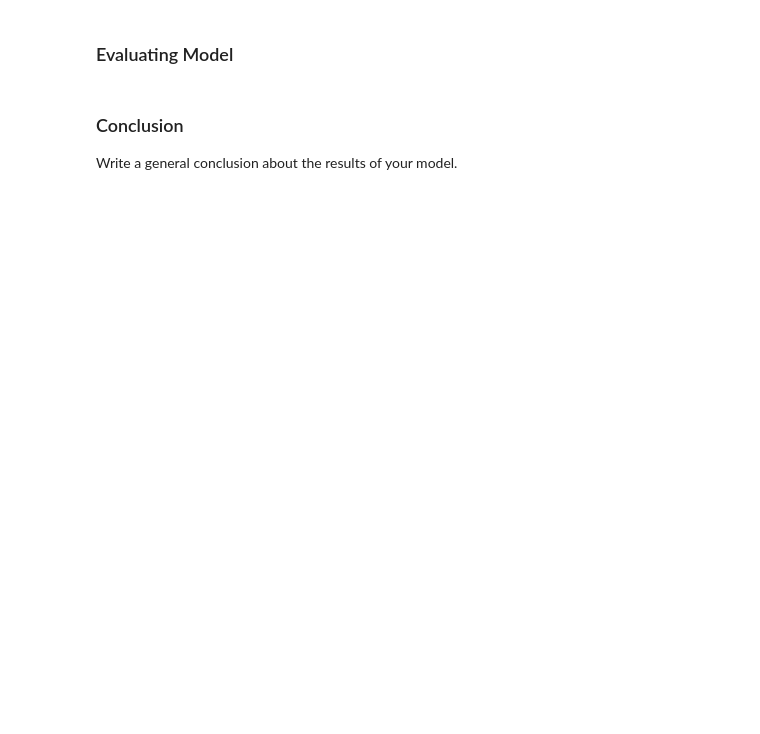
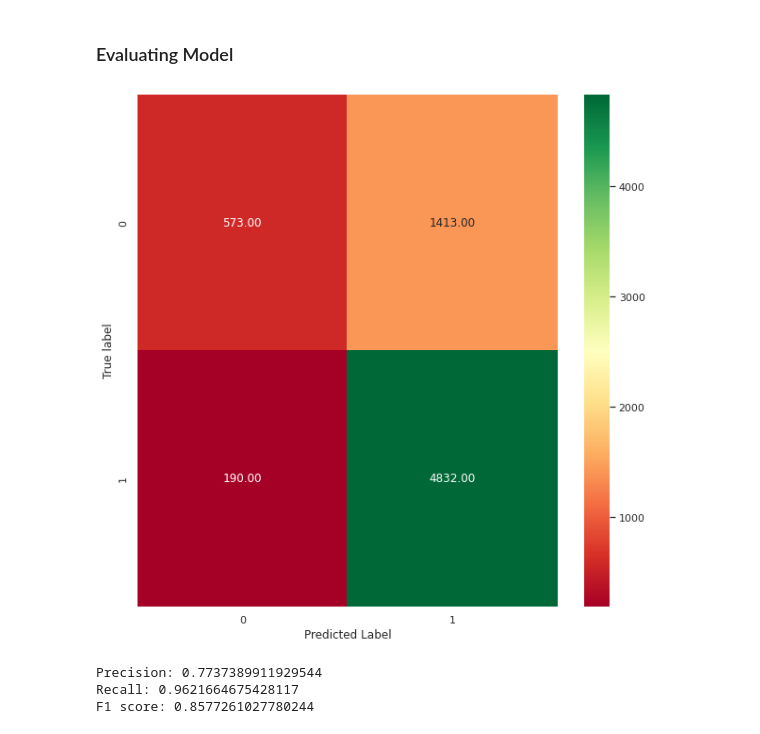
Before and after one commit to lschoch/MLA_LHS, a Jupyter notebook: MLA2_LHS.ipynb, the cells around one changed output. Saved outputs shown, nothing was run; the diff lists cells and outputs as text; code cells hidden in the pictures; blank space fills up the shorter version.

Commit message:
Created using Colaboratory, Step 2 completed.

```diff
--- a/MLA2_LHS.ipynb
+++ b/MLA2_LHS.ipynb
@@ -294,0 +300,3 @@ Potential additional improvements for exploration: include `CO2(tCO2)` as a cate
+# %%
+# If the week_status value is Weekday, recode to 1, otherwise recode to 0.
+df['week_status'] = df['week_status'].apply(lambda x: 1 if x == 'Weekday' else 0)
@@ -295,4 +316,23 @@ Potential additional improvements for exploration: include `CO2(tCO2)` as a cate
 # %% [markdown]
 ### Splitting Data into Train/Test
+# %%
+X = df.drop(['date', 'week_status', 'day_of_week'], axis=1)
+y = df['week_status'] # Target variable.
+#Split the data into Train/Test sets.
+X_train, X_test, y_train, y_test = train_test_split(X, y, test_size=.2, random_state=0)
 # %% [markdown]
 ### Building the Pipeline
+# %%
+num_attribs = ['usage_kwh', 'lag_react_pwr_kvarh', 'lead_react_pwr_kvarh', 'CO2(tCO2)', 'lag_current_pwr', 'lead_current_pwr', 'nsm']
+cat_attribs = ['load_type']
+col_transform = ColumnTransformer(transformers=[
+                 ('cat', OneHotEncoder(), cat_attribs),
+                 ('num', MinMaxScaler(), num_attribs)],
+                 remainder='passthrough')
+pipeline = Pipeline([
+                     ('transform', col_transform),
+                     ('mlr_model', LogisticRegression(max_iter=1000))
+])
+from sklearn import set_config
+set_config(display='diagram')
+pipeline
@@ -299,2 +353,4 @@ Potential additional improvements for exploration: include `CO2(tCO2)` as a cate
 # %% [markdown]
 ### Executing the Model
+# %%
+pipeline.fit(X_train, y_train)
@@ -301,5 +371,17 @@ Potential additional improvements for exploration: include `CO2(tCO2)` as a cate
 # %% [markdown]
 ### Evaluating Model
-# %% [markdown]
-### Conclusion
-Write a general conclusion about the results of your model.
+# %%
+# Make predictions on the test data.
+y_pred = pipeline.predict(X_test)
+# Plot confusion matrix using plot_cm function.
+plot_cm(y_test, y_pred)
+# %% [output]
+[figure, added]
+# %%
+print('Precision:', precision_score(y_test, y_pred))
+print('Recall:', recall_score(y_test, y_pred))
+print('F1 score:', f1_score(y_test, y_pred))
+# %% [output]
+Precision: 0.7737389911929544
+Recall: 0.9621664675428117
+F1 score: 0.8577261027780244
```
Also changed, not shown: parts of 14 cells of this notebook.
